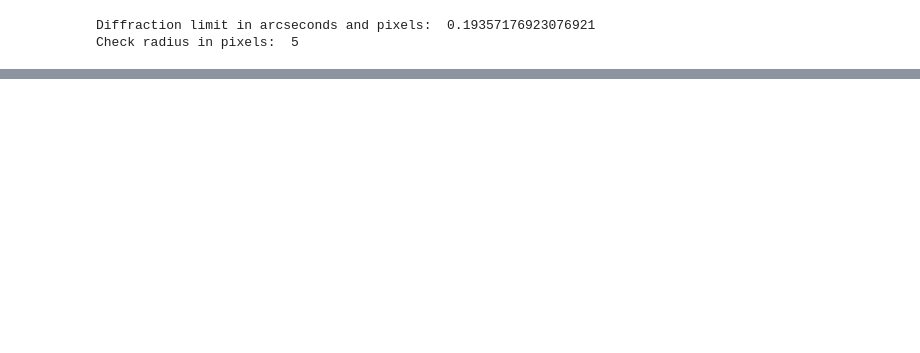
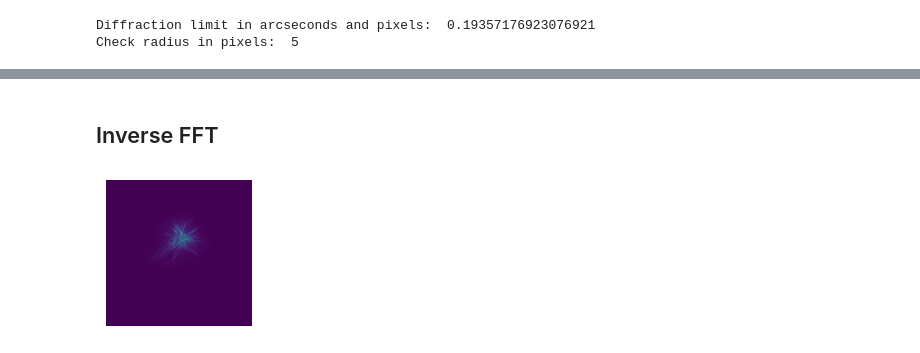
Before and after one commit to Leonardo-5/Speckle-Analisys-for-AO, a Jupyter notebook: speckle_FFT.ipynb, the cells around one changed output, grey strips where cells are left out. Cells and saved outputs as stored; diff of their text form; code cells hidden in the pictures; blank space fills up the shorter version.

```diff
--- a/speckle_FFT.ipynb
+++ b/speckle_FFT.ipynb
@@ -52,0 +129,15 @@ Check radius in pixels:  5
+# %% [markdown]
+## Inverse FFT
+# %%
+# Calculate the inverse Fourier transform of
+# the Fourier transform
+ift = np.fft.ifftshift(ft)
+ift = np.fft.ifft2(ift)
+ift = np.fft.fftshift(ift)
+ift = ift.real  # Take only the real part
+plt.subplot(133)
+plt.imshow(ift)
+plt.axis("off")
+plt.show()
+# %% [output]
+[figure, added]
```
Also changed, not shown: parts of 8 cells of this notebook, 2 other files.
